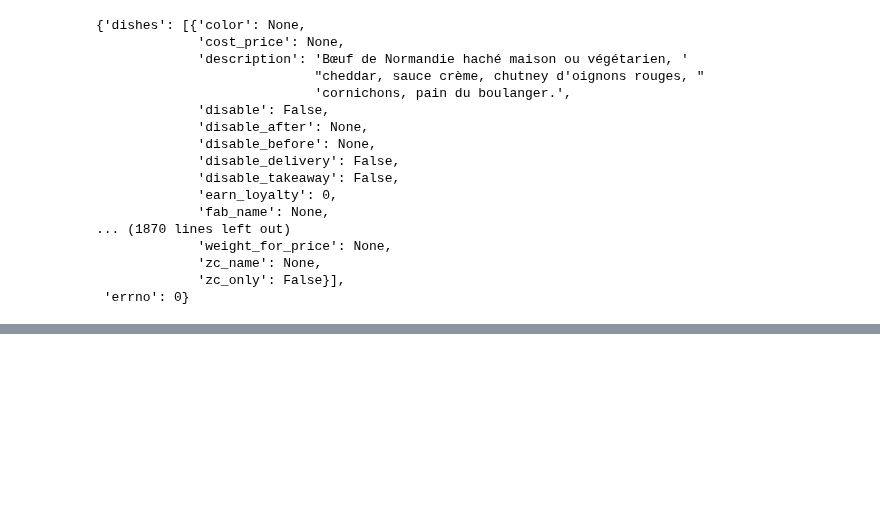
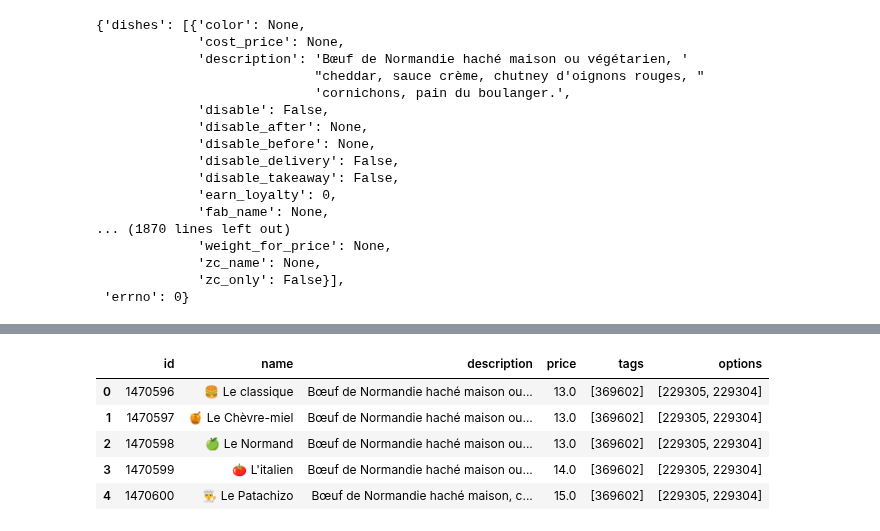
Before and after one commit to IshemZ/Zelty_api, a Jupyter notebook: zelty_dishes.ipynb, the cells around one changed output, grey strips where cells are left out. Cells and saved outputs as stored; diff of their text form; code cells hidden in the pictures; blank space fills up the shorter version.

```diff
--- a/zelty_dishes.ipynb
+++ b/zelty_dishes.ipynb
@@ -44,0 +61,27 @@ pprint(dishes)
+# %%
+columns_to_drop = [
+    'remote_id', 'id_restaurant', 'sku', 'image', 'thumb',
+    'price_togo', 'happy_price', 'cost_price', 'price_delivery',
+    'tvad', 'tvat', 'tax_takeaway', 'tax_delivery',
+    'loyalty_points', 'color', 'earn_loyalty', 'loyalty_points_discount',
+    'fab_name', 'price_to_define', 'disable_before', 'disable_after',
+    'zc_name', 'meta', 'zc_only', 'tax', 'tva', 'o',
+    'weight_for_price', 'disable', 'id_fabrication_place', 'disable_takeaway','disable_delivery'
+]
+# %%
+def clean_data(df):
+    # Supprimer toutes les colonnes inutiles en une seule opération
+    df = df.drop(columns=columns_to_drop)
+    df = df.astype({'id': 'object'},{'price': 'float64'})
+    df['price'] = df['price'] / 100
+    return df
+
+df_clean = clean_data(df.copy())
+df_clean.head()
+# %% [output]
+|  | id | name | description | price | tags | options |
+| 0 | 1470596 | 🍔 Le classique | Bœuf de Normandie haché maison ou... | 13.0 | [369602] | [229305, 229304] |
+| 1 | 1470597 | 🍯 Le Chèvre-miel | Bœuf de Normandie haché maison ou... | 13.0 | [369602] | [229305, 229304] |
+| 2 | 1470598 | 🍏 Le Normand | Bœuf de Normandie haché maison ou... | 13.0 | [369602] | [229305, 229304] |
+| 3 | 1470599 | 🍅 L'italien | Bœuf de Normandie haché maison ou... | 14.0 | [369602] | [229305, 229304] |
+| 4 | 1470600 | 👨‍🍳 Le Patachizo | Bœuf de Normandie haché maison, c... | 15.0 | [369602] | [229305, 229304] |
```
Also changed, not shown: parts of 5 cells of this notebook.
